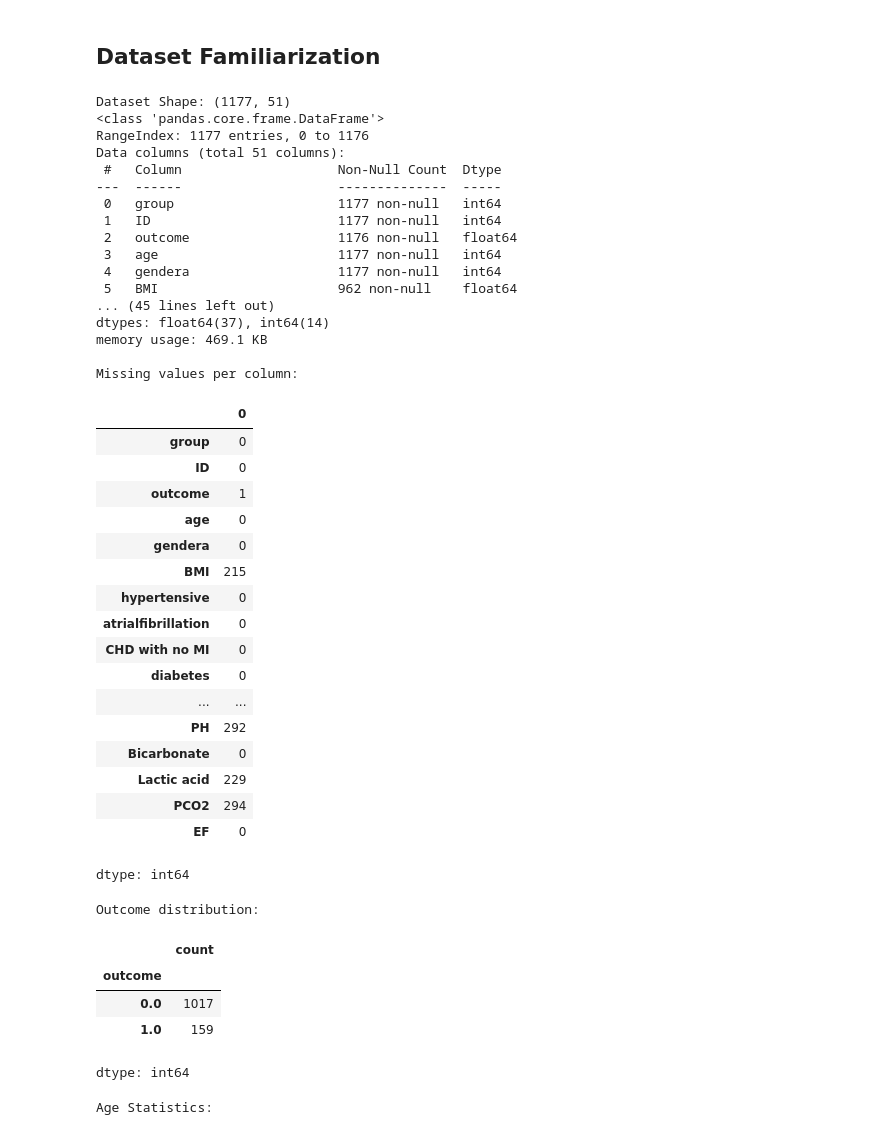
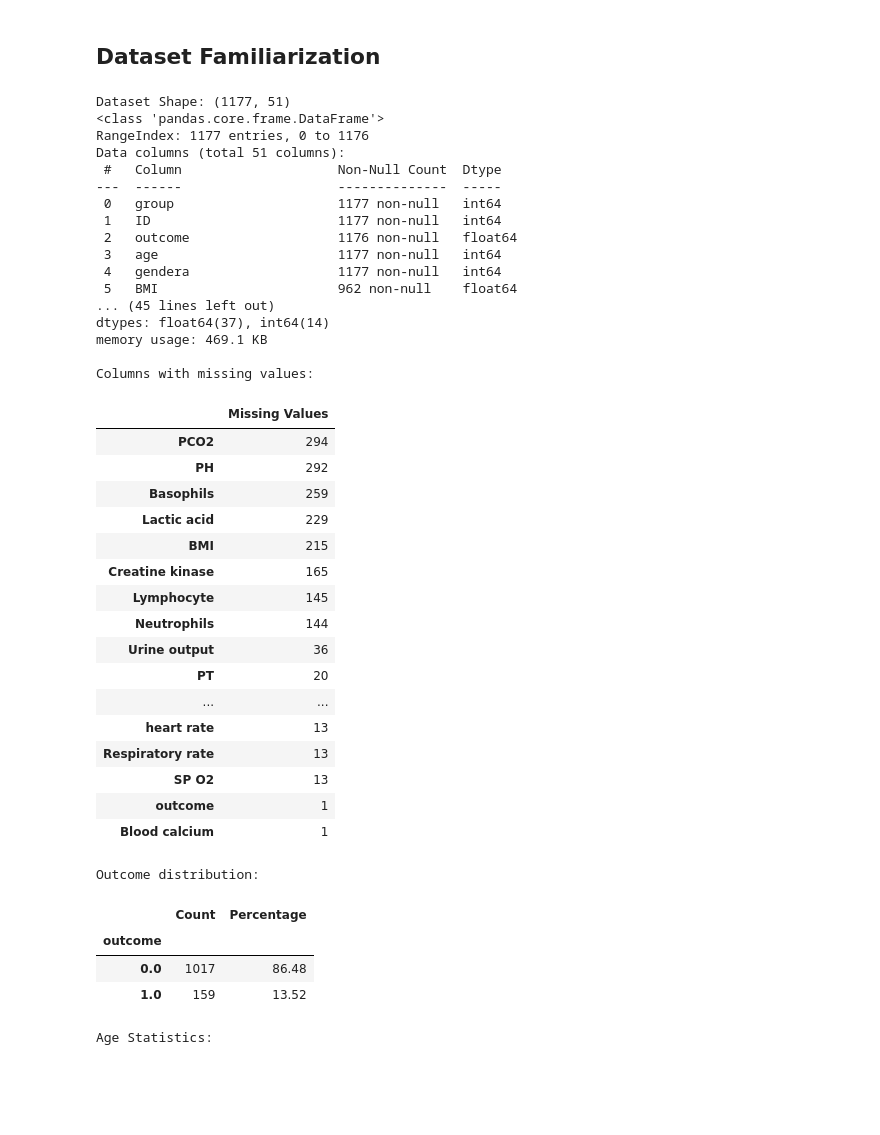
Before and after one commit to Ouriel91/ai-deep-learning-course, a Jupyter notebook: Project_1_MIMIC_Ouri.ipynb, the cells around one changed output. Saved outputs shown, nothing was run; the diff lists cells and outputs as text; code cells hidden in the pictures; blank space fills up the shorter version.

```diff
--- a/Project_1_MIMIC_Ouri.ipynb
+++ b/Project_1_MIMIC_Ouri.ipynb
@@ -56,59 +56,64 @@ print(data.head())
 # %%
 # 1. Dataset shape
 print(f"Dataset Shape: {data.shape}")
 
 # 2. & 3. Column names and Data types
 data.info()
 
 # 4. Missing values per column
-print("\nMissing values per column:")
-display(data.isnull().sum())
+missing_values = data.isnull().sum()
+missing_values = missing_values[missing_values > 0].sort_values(ascending=False)
+print("\nColumns with missing values:")
+display(missing_values.to_frame(name="Missing Values"))
 
 # 5. Outcome distribution
 print("\nOutcome distribution:")
-display(data['outcome'].value_counts())
+outcome_distribution = pd.DataFrame({
+    "Count": data["outcome"].value_counts().sort_index(),
+    "Percentage": data["outcome"].value_counts(normalize=True).sort_index() * 100
+}).round(2)
+
+display(outcome_distribution)
 # %% [output]
 Dataset Shape: (1177, 51)
 <class 'pandas.core.frame.DataFrame'>
 RangeIndex: 1177 entries, 0 to 1176
 Data columns (total 51 columns):
  #   Column                    Non-Null Count  Dtype
 ---  ------                    --------------  -----
  0   group                     1177 non-null   int64
  1   ID                        1177 non-null   int64
  2   outcome                   1176 non-null   float64
  3   age                       1177 non-null   int64
  4   gendera                   1177 non-null   int64
  5   BMI                       962 non-null    float64
 ... (45 lines left out)
 dtypes: float64(37), int64(14)
 memory usage: 469.1 KB
 
-Missing values per column:
+Columns with missing values:
-|  | 0 |
-| group | 0 |
-| ID | 0 |
+|  | Missing Values |
+| PCO2 | 294 |
+| PH | 292 |
+| Basophils | 259 |
+| Lactic acid | 229 |
+| BMI | 215 |
+| Creatine kinase | 165 |
+| Lymphocyte | 145 |
+| Neutrophils | 144 |
+| Urine output | 36 |
+| PT | 20 |
+| ... | ... |
+| heart rate | 13 |
+| Respiratory rate | 13 |
+| SP O2 | 13 |
 | outcome | 1 |
-| age | 0 |
-| gendera | 0 |
-| BMI | 215 |
-| hypertensive | 0 |
-| atrialfibrillation | 0 |
-| CHD with no MI | 0 |
-| diabetes | 0 |
-| ... | ... |
-| PH | 292 |
-| Bicarbonate | 0 |
-| Lactic acid | 229 |
-| PCO2 | 294 |
-| EF | 0 |
+| Blood calcium | 1 |
-dtype: int64
+Outcome distribution:
-Outcome distribution:
-|  | count |
-| outcome |  |
-| 0.0 | 1017 |
-| 1.0 | 159 |
+|  | Count | Percentage |
+| outcome |  |  |
+| 0.0 | 1017 | 86.48 |
+| 1.0 | 159 | 13.52 |
-dtype: int64
 # %%
 # Calculate descriptive statistics for 'age', 'BMI', and 'Blood sodium'
 age_stats = data['age'].agg(['mean', 'median', lambda x: x.mode()[0] if not x.mode().empty else 'N/A', 'std']).rename({'<lambda>': 'mode'})
```
Also changed, not shown: parts of 26 cells of this notebook.
